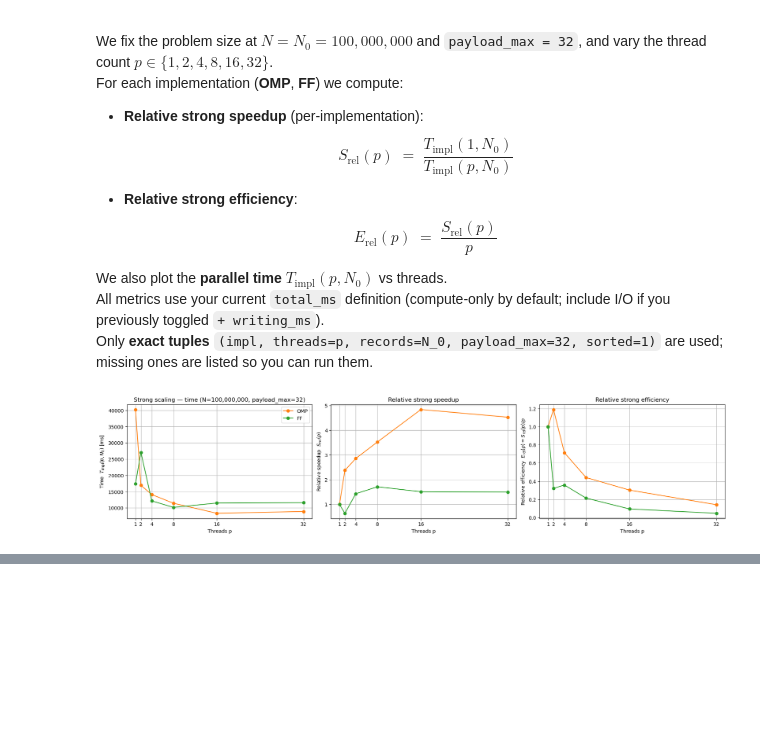
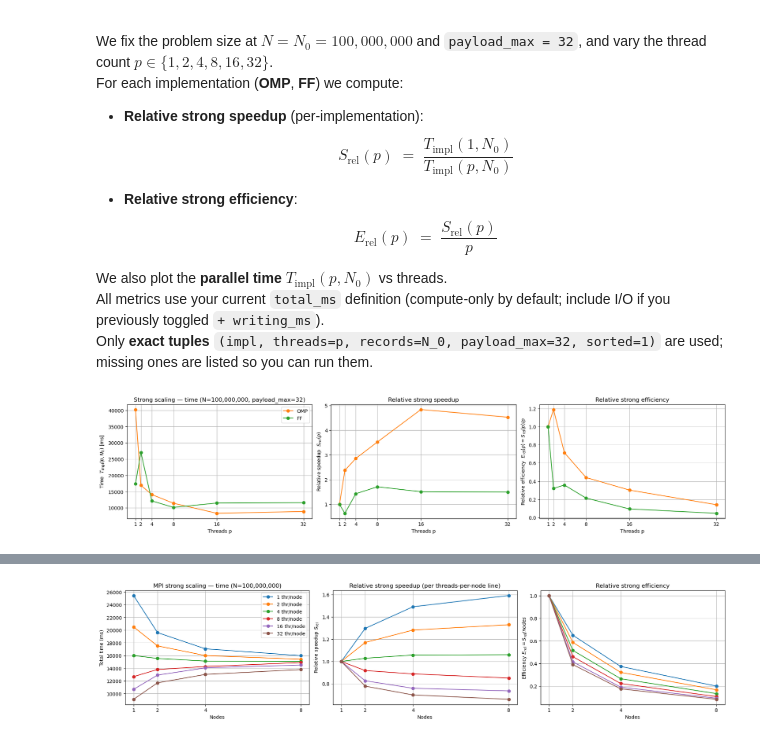
Before and after one commit to davide-marchi/Parallel-and-Distributed-Systems-Paradigms-and-Models, a Jupyter notebook: analysis/seq_omp_ff_composites.ipynb, the cells around one changed output, grey strips where cells are left out. Drawn from its saved outputs; the diff is of its cells as text; code cells hidden in the pictures; blank space fills up the shorter version.

Commit message:
added mpi analysis, but weak scaling is wrong tho

```diff
--- a/analysis/seq_omp_ff_composites.ipynb
+++ b/analysis/seq_omp_ff_composites.ipynb
@@ -578,0 +928,88 @@ plt.show()
+# %%
+# --- MPI · Block 4: Strong scaling over nodes (relative), times + speedup + efficiency ---
+import pandas as pd
+import matplotlib.pyplot as plt
+
+PAYLOAD_FIX = 32
+N = 100_000_000
+P_NODES = [1, 2, 4, 8]
+THREADS_PER_NODE_LIST = [1, 2, 4, 8, 16, 32]
+COLORS_TPN = {1:"tab:blue",2:"tab:orange",4:"tab:green",8:"tab:red",16:"tab:purple",32:"tab:brown"}
+
+rows = []
+missing = []
+
+for tpn in THREADS_PER_NODE_LIST:
+    # Baseline for this line: nodes=1 with same tpn
+    base = mpi[(mpi["nodes"]==1) &
+               (mpi["threads"]==tpn) &
+               (mpi["payload_max"]==PAYLOAD_FIX) &
+               (mpi["records"]==N)]
+    if base.empty:
+        missing.append(("mpi", 1, N, f"baseline tpn={tpn} missing"))
+        continue
+    T1 = base["total_ms"].median()
+
+    for p in P_NODES:
+        dfp = mpi[(mpi["nodes"]==p) &
+                  (mpi["threads"]==tpn) &
+                  (mpi["payload_max"]==PAYLOAD_FIX) &
+                  (mpi["records"]==N)]
+        if dfp.empty:
+            missing.append(("mpi", p, N, f"tpn={tpn} missing"))
+            continue
+        Tp = dfp["total_ms"].median()
+        S_rel = T1 / Tp
+        E_rel = S_rel / p
+
+        rows.append({
+            "tpn": tpn,
+            "nodes": p,
+            "T_mpi_ms": Tp,
+            "S_rel": S_rel,
+            "E_rel": E_rel
+        })
+
+strong_mpi_df = pd.DataFrame(rows).sort_values(["tpn","nodes"]).reset_index(drop=True)
+
+if missing:
+    print("⚠️ Missing tuples for MPI strong (relative) (impl/nodes/records/detail):")
+    for t in missing:
+        print("  ", t)
+
+# Plot 3 side-by-side
+fig, axes = plt.subplots(1, 3, figsize=(18, 4), constrained_layout=True)
+
+# Times
+ax = axes[0]
+for tpn in THREADS_PER_NODE_LIST:
+    dfl = strong_mpi_df[strong_mpi_df["tpn"]==tpn].sort_values("nodes")
+    if dfl.empty: continue
+    ax.plot(dfl["nodes"], dfl["T_mpi_ms"], marker="o", label=f"{tpn} thr/node", color=COLORS_TPN.get(tpn))
+ax.set_xlabel("Nodes"); ax.set_ylabel("Total time (ms)")
+ax.set_title(f"MPI strong scaling — time (N={N:,})")
+ax.set_xticks(P_NODES); ax.grid(True); ax.legend()
+
+# Relative speedup
+ax = axes[1]
+for tpn in THREADS_PER_NODE_LIST:
+    dfl = strong_mpi_df[strong_mpi_df["tpn"]==tpn].sort_values("nodes")
+    if dfl.empty: continue
+    ax.plot(dfl["nodes"], dfl["S_rel"], marker="o", label=f"{tpn} thr/node", color=COLORS_TPN.get(tpn))
+ax.set_xlabel("Nodes"); ax.set_ylabel(r"Relative speedup $S_{\mathrm{rel}}$")
+ax.set_title("Relative strong speedup (per threads-per-node line)")
+ax.set_xticks(P_NODES); ax.grid(True)
+
+# Efficiency (per nodes)
+ax = axes[2]
+for tpn in THREADS_PER_NODE_LIST:
+    dfl = strong_mpi_df[strong_mpi_df["tpn"]==tpn].sort_values("nodes")
+    if dfl.empty: continue
+    ax.plot(dfl["nodes"], dfl["E_rel"], marker="o", label=f"{tpn} thr/node", color=COLORS_TPN.get(tpn))
+ax.set_xlabel("Nodes"); ax.set_ylabel(r"Efficiency $E_{\mathrm{rel}}=S_{\mathrm{rel}}/nodes$")
+ax.set_title("Relative strong efficiency")
+ax.set_xticks(P_NODES); ax.grid(True)
+
+plt.show()
+# %% [output]
+[figure, added]
```
Also changed, not shown: parts of 7 cells of this notebook.
